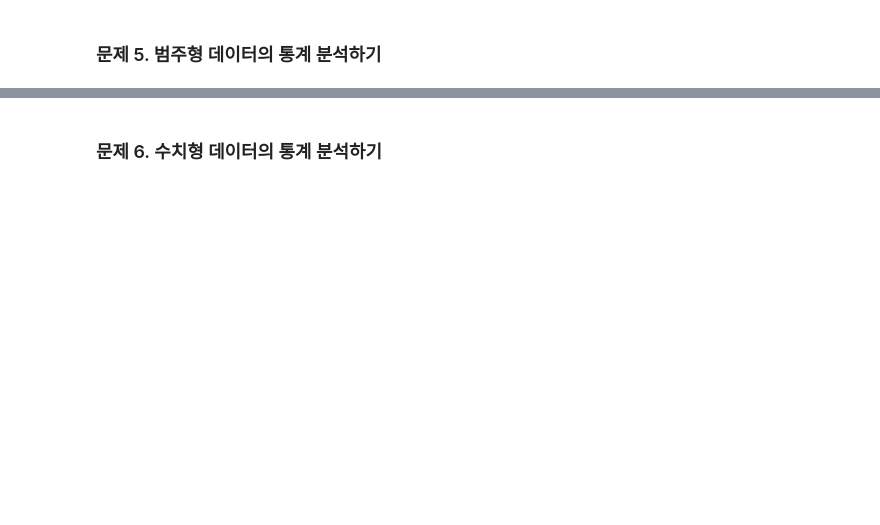
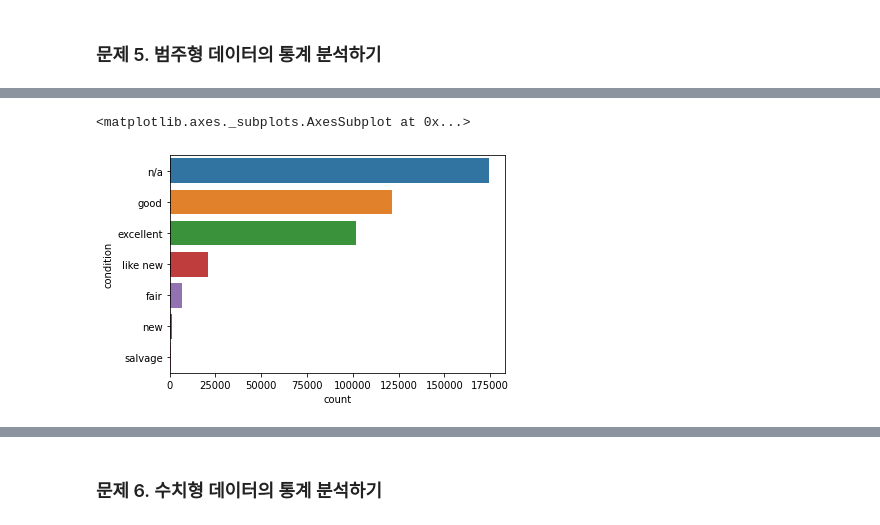
Before and after one commit to puddingHong/Fastcampus, a Jupyter notebook: 중고차 분석.ipynb, the cells around one changed output, grey strips where cells are left out. Cells and saved outputs as stored; diff of their text form; code cells hidden in the pictures; blank space fills up the shorter version.

```diff
--- a/중고차 분석.ipynb
+++ b/중고차 분석.ipynb
@@ -102,0 +234,5 @@ df = pd.read_csv('vehicles.csv')
+# %%
+sns.countplot(y = 'condition', data = df.fillna('n/a'),  order = df.fillna('n/a')['condition'].value_counts().index)
+# %% [output]
+<matplotlib.axes._subplots.AxesSubplot at 0x...>
+[figure, added]
```
Also changed, not shown: parts of 75 cells of this notebook.
